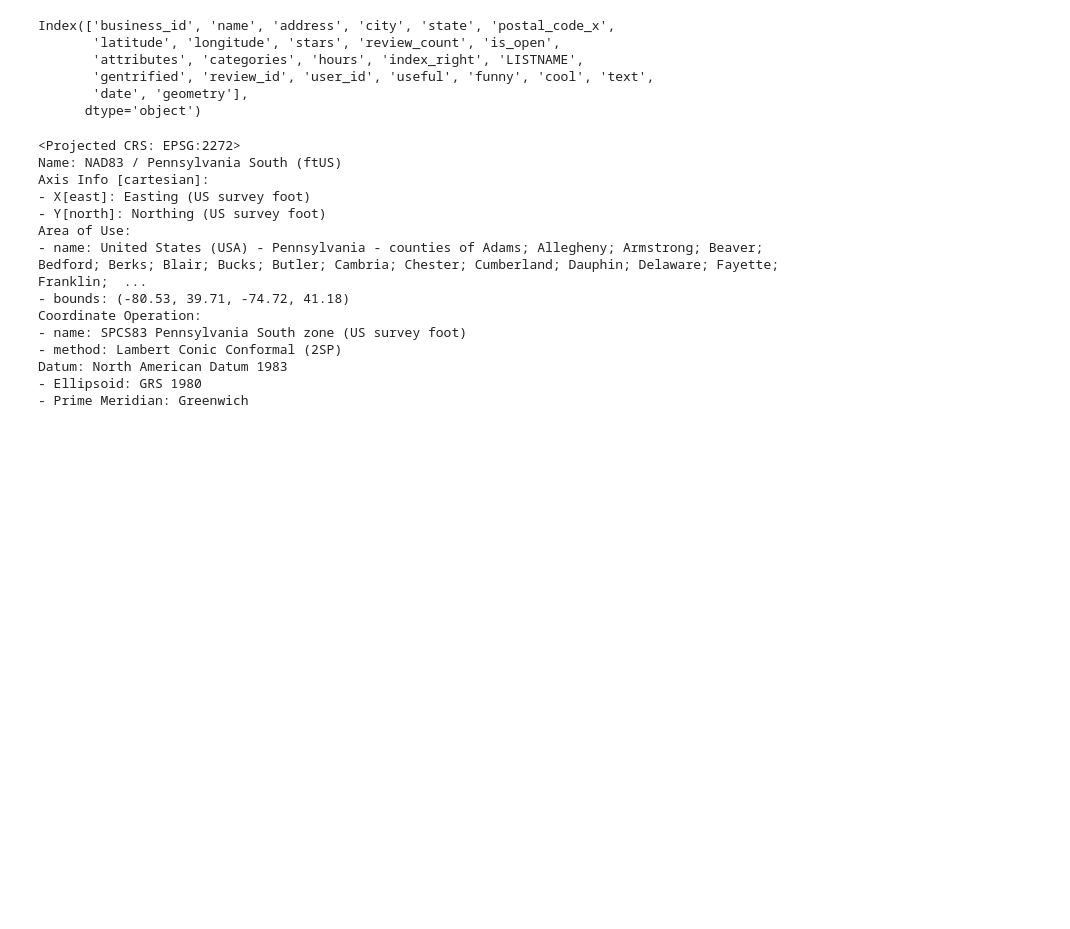
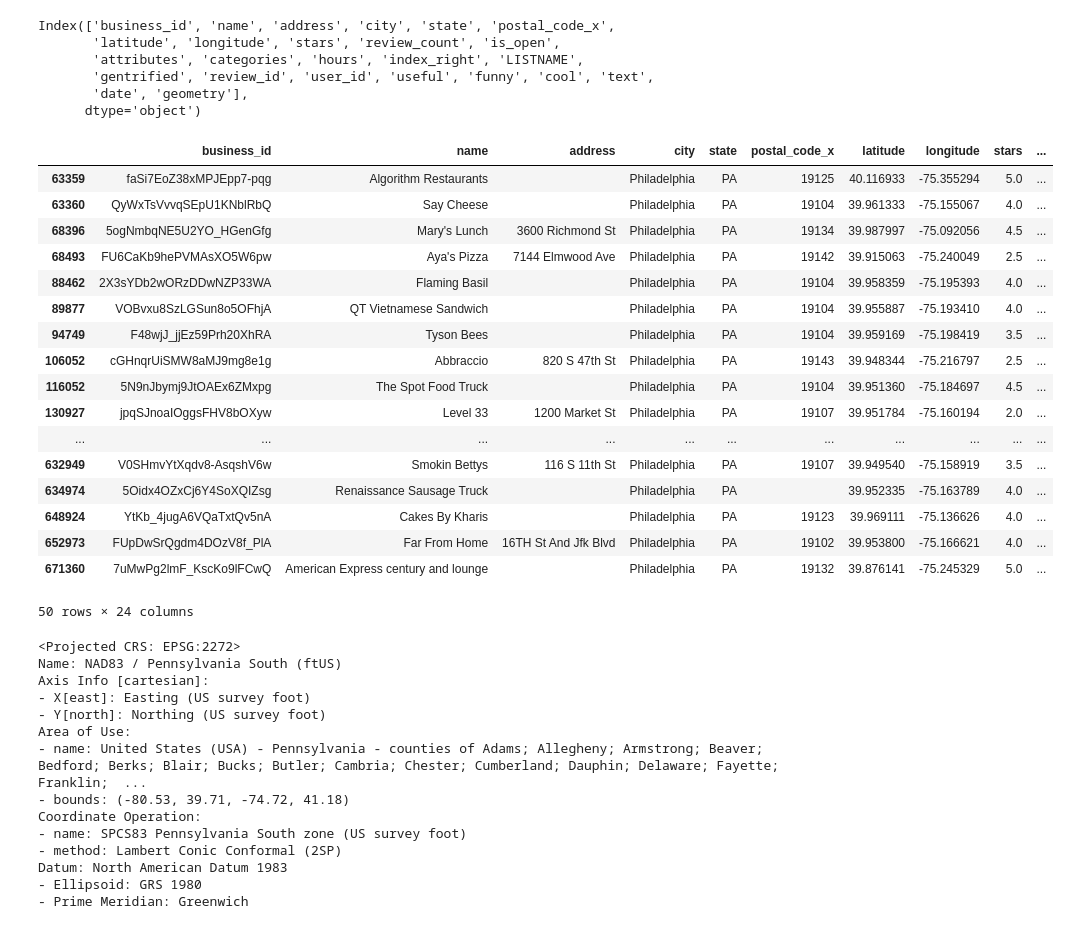
Before and after one commit to glow-27/COGS_209_proj, a Jupyter notebook: demog.ipynb, the cells around one changed output. Cells and saved outputs as stored; diff of their text form; code cells hidden in the pictures; blank space fills up the shorter version.

```diff
--- a/demog.ipynb
+++ b/demog.ipynb
@@ -45,6 +45,27 @@ Index(['business_id', 'name', 'address', 'city', 'state', 'postal_code_x',
        'gentrified', 'review_id', 'user_id', 'useful', 'funny', 'cool', 'text',
        'date', 'geometry'],
       dtype='object')
+# %%
+neigh_reviews_subset[neigh_reviews_subset.duplicated(subset="review_id")]
+# %% [output]
+|  | business_id | name | address | city | state | postal_code_x | latitude | longitude | stars | ... |
+| 63359 | faSi7EoZ38xMPJEpp7-pqg | Algorithm Restaurants |  | Philadelphia | PA | 19125 | 40.116933 | -75.355294 | 5.0 | ... |
+| 63360 | QyWxTsVvvqSEpU1KNblRbQ | Say Cheese |  | Philadelphia | PA | 19104 | 39.961333 | -75.155067 | 4.0 | ... |
+| 68396 | 5ogNmbqNE5U2YO_HGenGfg | Mary's Lunch | 3600 Richmond St | Philadelphia | PA | 19134 | 39.987997 | -75.092056 | 4.5 | ... |
+| 68493 | FU6CaKb9hePVMAsXO5W6pw | Aya's Pizza | 7144 Elmwood Ave | Philadelphia | PA | 19142 | 39.915063 | -75.240049 | 2.5 | ... |
+| 88462 | 2X3sYDb2wORzDDwNZP33WA | Flaming Basil |  | Philadelphia | PA | 19104 | 39.958359 | -75.195393 | 4.0 | ... |
+| 89877 | VOBvxu8SzLGSun8o5OFhjA | QT Vietnamese Sandwich |  | Philadelphia | PA | 19104 | 39.955887 | -75.193410 | 4.0 | ... |
+| 94749 | F48wjJ_jjEz59Prh20XhRA | Tyson Bees |  | Philadelphia | PA | 19104 | 39.959169 | -75.198419 | 3.5 | ... |
+| 106052 | cGHnqrUiSMW8aMJ9mg8e1g | Abbraccio | 820 S 47th St | Philadelphia | PA | 19143 | 39.948344 | -75.216797 | 2.5 | ... |
+| 116052 | 5N9nJbymj9JtOAEx6ZMxpg | The Spot Food Truck |  | Philadelphia | PA | 19104 | 39.951360 | -75.184697 | 4.5 | ... |
+| 130927 | jpqSJnoaIOggsFHV8bOXyw | Level 33 | 1200 Market St | Philadelphia | PA | 19107 | 39.951784 | -75.160194 | 2.0 | ... |
+| ... | ... | ... | ... | ... | ... | ... | ... | ... | ... | ... |
+| 632949 | V0SHmvYtXqdv8-AsqshV6w | Smokin Bettys | 116 S 11th St | Philadelphia | PA | 19107 | 39.949540 | -75.158919 | 3.5 | ... |
+| 634974 | 5Oidx4OZxCj6Y4SoXQIZsg | Renaissance Sausage Truck |  | Philadelphia | PA |  | 39.952335 | -75.163789 | 4.0 | ... |
+| 648924 | YtKb_4jugA6VQaTxtQv5nA | Cakes By Kharis |  | Philadelphia | PA | 19123 | 39.969111 | -75.136626 | 4.0 | ... |
+| 652973 | FUpDwSrQgdm4DOzV8f_PlA | Far From Home | 16TH St And Jfk Blvd | Philadelphia | PA | 19102 | 39.953800 | -75.166621 | 4.0 | ... |
+| 671360 | 7uMwPg2lmF_KscKo9lFCwQ | American Express century and lounge |  | Philadelphia | PA | 19132 | 39.876141 | -75.245329 | 5.0 | ... |
+50 rows × 24 columns
 # %%
 neigh_reviews_subset = neigh_reviews_subset.drop('index_right', axis=1)
 neigh_reviews_subset = neigh_reviews_subset.to_crs(tracts.crs)
```
Also changed, not shown: parts of 21 cells of this notebook.
